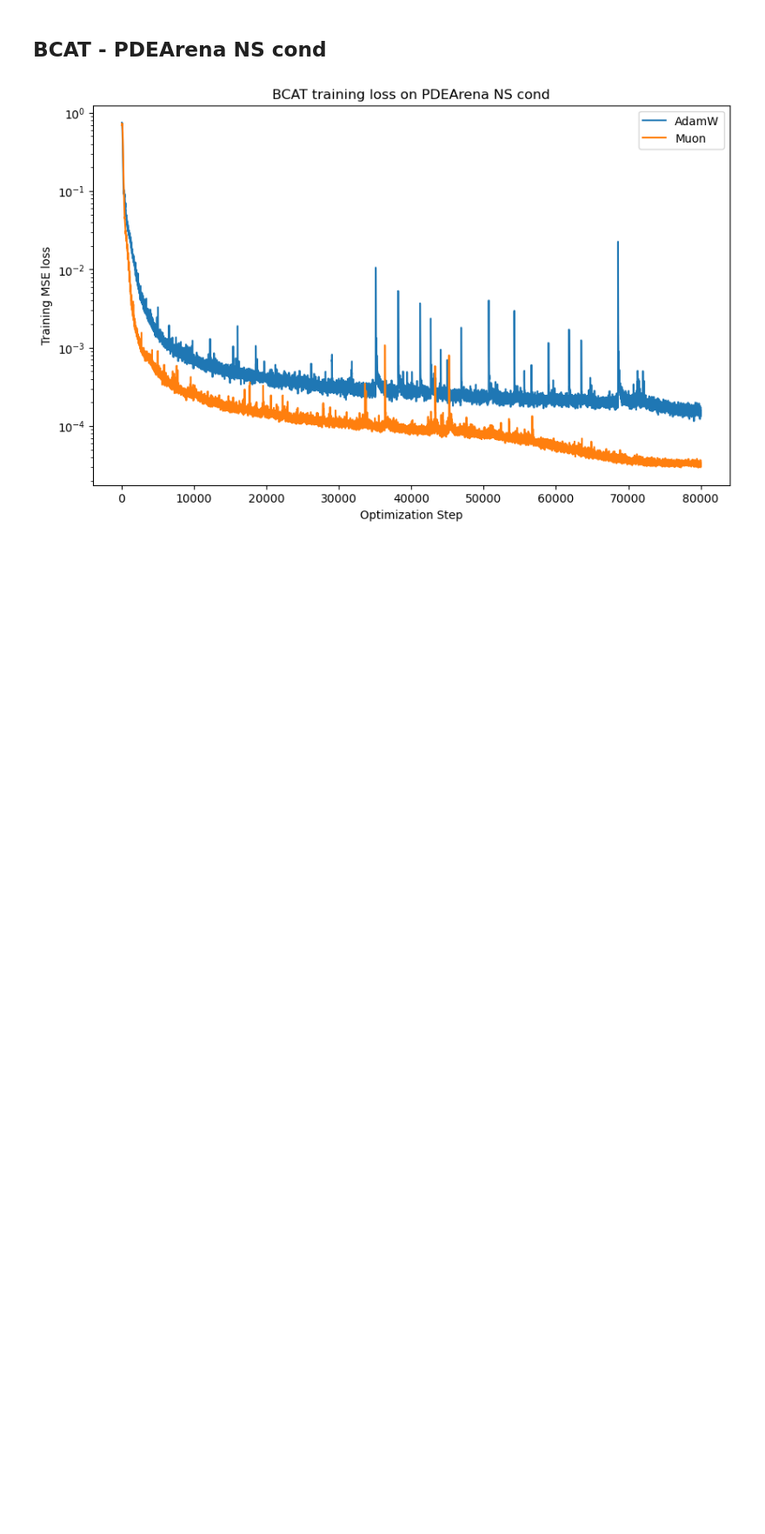
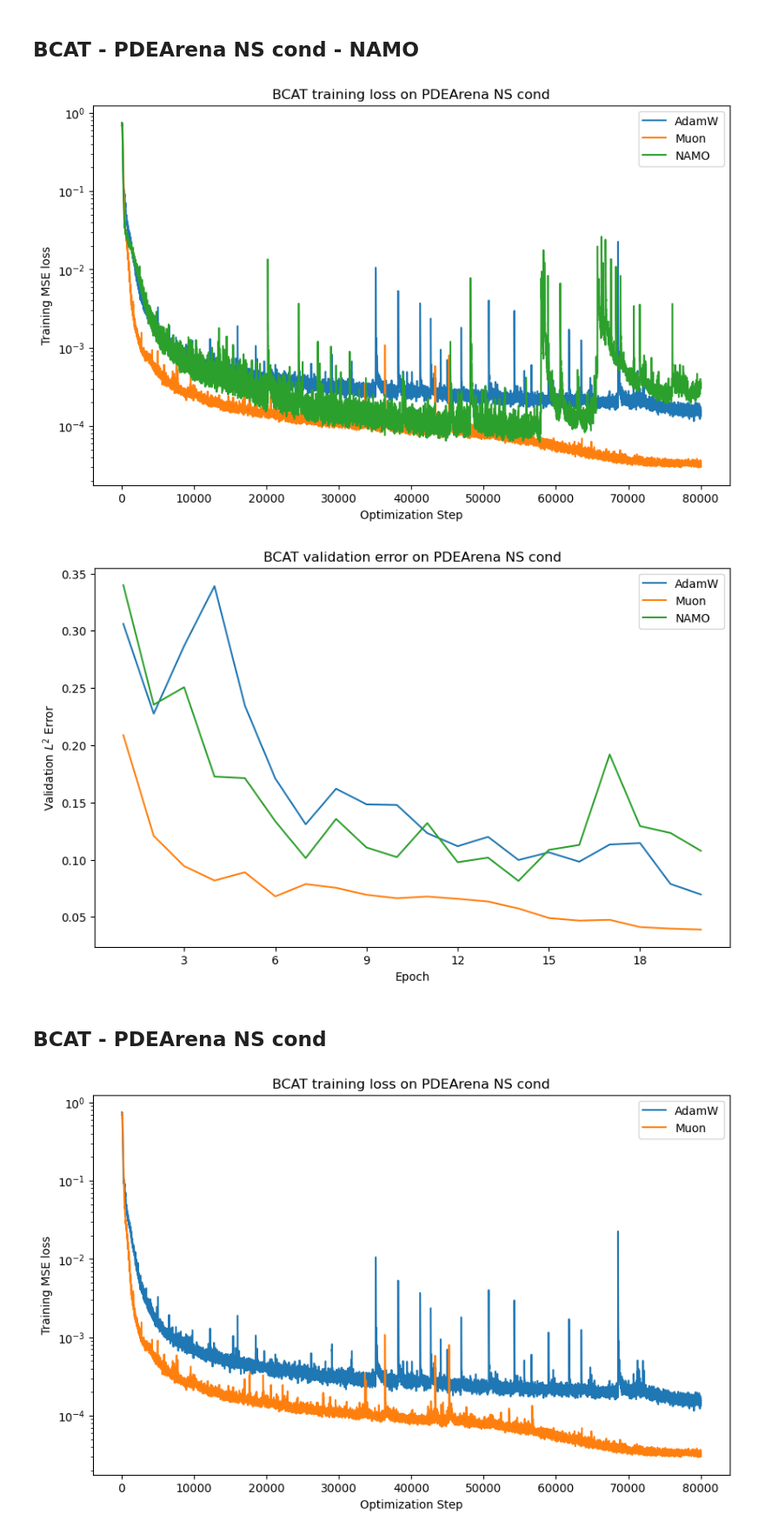
Before and after one commit to sibirica/multiscale-attention, a Jupyter notebook: notebooks/plot_compare.ipynb, the cells around one changed output. Shown at 87% size. Cells and saved outputs as stored; diff of their text form; code cells hidden in the pictures; blank space fills up the shorter version.

```diff
--- a/notebooks/plot_compare.ipynb
+++ b/notebooks/plot_compare.ipynb
@@ -42,6 +42,69 @@ def plot(adam, muon, title, ylabel, xlabel="Optimization Step", subsample=1, log
 
     plt.legend()
     plt.show()
+# %% [markdown]
+## BCAT - PDEArena NS cond - NAMO
+# %%
+run = api.run("schaefferlab1/ts/0363rmwj")
+history1 = run.history(samples=100000)
+
+adam_train = history1["train.data_loss"].dropna().values
+adam_val = history1["val.l2_error"].dropna().values
+# %%
+run = api.run("schaefferlab1/ts/tenvqh2x")
+history2 = run.history(samples=100000)
+
+muon_train = history2["train.data_loss"].dropna().values
+muon_val = history2["val.l2_error"].dropna().values
+# %%
+run = api.run("schaefferlab1/bcat_test/n50q2mh7")
+history3 = run.history(samples=100000)
+
+namo_train = history3["train.data_loss"].dropna().values
+namo_val = history3["val.l2_error"].dropna().values
+# %%
+def plot_three(adam, muon, namo, title, ylabel, xlabel="Optimization Step", subsample=1, log=1, total_len=None):
+    plt.figure(figsize=(10, 6))
+
+    if total_len is None:
+        total_len = len(adam)
+
+    xrange = range(1, total_len + 1, subsample)
+
+    if subsample > 1:
+        adam = block_average(adam, subsample)
+        muon = block_average(muon, subsample)
+        namo = block_average(namo, subsample)
+    plt.plot(xrange, adam, label="AdamW")
+    plt.plot(xrange, muon, label="Muon")
+    plt.plot(xrange, namo[:len(xrange)], label="NAMO")
+
+    if log:
+        plt.yscale("log")
+
+    plt.xlabel(xlabel)
+    plt.ylabel(ylabel)
+    plt.title(title)
+
+    ax = plt.gca()
+    ax.xaxis.set_major_locator(MaxNLocator(integer=True))
+
+    plt.legend()
+    plt.show()
+
+plot_three(adam_train, muon_train, namo_train, title="BCAT training loss on PDEArena NS cond", ylabel="Training MSE loss", subsample=5)
+plot_three(
+    adam_val,
+    muon_val,
+    namo_val,
+    title="BCAT validation error on PDEArena NS cond",
+    ylabel="Validation $L^2$ Error",
+    xlabel="Epoch",
+    log=0,
+)
+# %% [output]
+[figure, added]
+[figure, added]
 # %% [markdown]
 ## BCAT - PDEArena NS cond
 # %%
```
